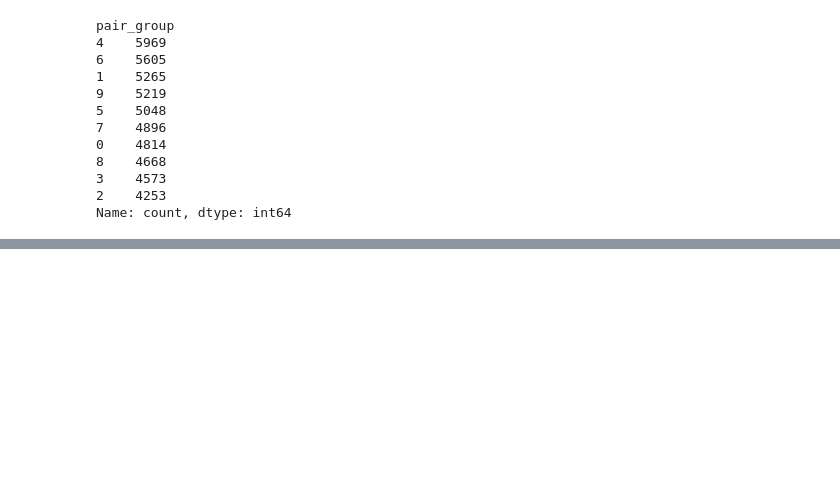
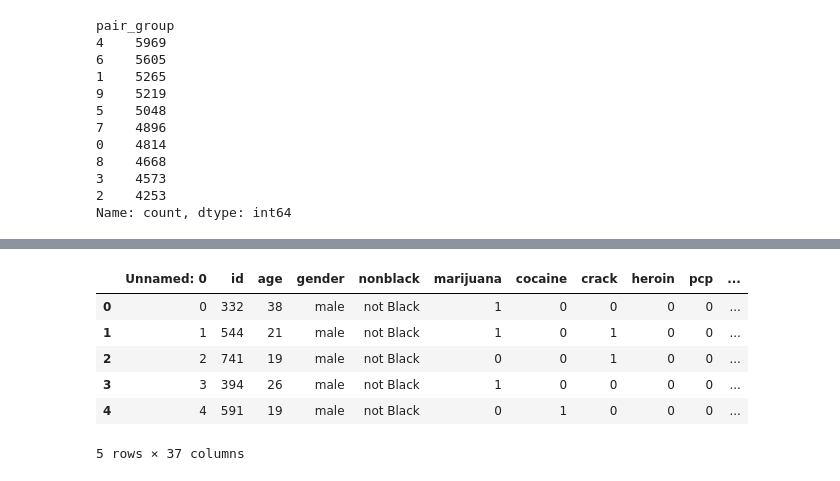
Before and after one commit to jaylinlowe/llm-rct, a Jupyter notebook: Recidivism/recidivism_analysis.ipynb, the cells around one changed output, grey strips where cells are left out. Drawn from its saved outputs; the diff is of its cells as text; code cells hidden in the pictures; blank space fills up the shorter version.

```diff
--- a/Recidivism/recidivism_analysis.ipynb
+++ b/Recidivism/recidivism_analysis.ipynb
@@ -32,0 +67,2 @@ is more likely to be arrested again, on any criminal charge, in the next four ye
+# %%
+judges_results = get_adj_risk_score()
@@ -32,0 +181,7 @@ is more likely to be arrested again, on any criminal charge, in the next four ye
+# %%
+X = judges_results[['oob_preds', 'risk_score_adj', 'age', 'gender_mod', 'nonblack_mod', 'marijuana', 'cocaine', 'crack', 'heroin', 'pcp', 'otherdrug', 'nondrug', 'priorarr', 'priorfelarr', 'priordrugarr', 'priorfeldrugarr', 'priorcon', 'priorfelcon', 'priordrugcon', 'priorfeldrugcon', 'pwid', 'dist']]
+X = sm.add_constant(X)
+
+model4 = sm.Logit(y, X).fit()
+
+print(model4.summary())
@@ -32,0 +263,40 @@ is more likely to be arrested again, on any criminal charge, in the next four ye
+# %%
+# take leave one out from models 2 and 4 and put into a logistic model with treatment
+
+X1 = judges_results[['oob_preds', 'risk_score_adj', 'age', 'gender_mod', 'nonblack_mod', 'marijuana', 'cocaine', 'crack', 'heroin', 'pcp', 'otherdrug', 'nondrug', 'priorarr', 'priorfelarr', 'priordrugarr', 'priorfeldrugarr', 'priorcon', 'priorfelcon', 'priordrugcon', 'priorfeldrugcon', 'pwid', 'dist']]
+y = judges_results[['laterarr']]
+
+X_sm = sm.add_constant(X)
+probs_a1 = np.zeros(len(y))
+
+for i in range(len(y)):
+    mask = np.arange(len(y)) != i
+    model = sm.Logit(y[mask], X_sm[mask])
+    result = model.fit(disp=0)
+
+    probs_a1[i] = result.predict(X_sm.iloc[[i]])
+
+X2 = judges_results[['oob_preds', 'age', 'gender_mod', 'nonblack_mod', 'marijuana', 'cocaine', 'crack', 'heroin', 'pcp', 'otherdrug', 'nondrug', 'priorarr', 'priorfelarr', 'priordrugarr', 'priorfeldrugarr', 'priorcon', 'priorfelcon', 'priordrugcon', 'priorfeldrugcon', 'pwid', 'dist']]
+
+X_sm = sm.add_constant(X2)
+probs_b1 = np.zeros(len(y))
+
+for i in range(len(y)):
+    mask = np.arange(len(y)) != i
+    model = sm.Logit(y[mask], X_sm[mask])
+    result = model.fit(disp=0)
+
+    probs_b1[i] = result.predict(X_sm.iloc[[i]])
+
+judges_results['loo_a1'] = probs_a1
+judges_results['loo_b1'] = probs_b1
+# %%
+judges_results.head()
+# %% [output]
+|  | Unnamed: 0 | id | age | gender | nonblack | marijuana | cocaine | crack | heroin | pcp | ... |
+| 0 | 0 | 332 | 38 | male | not Black | 1 | 0 | 0 | 0 | 0 | ... |
+| 1 | 1 | 544 | 21 | male | not Black | 1 | 0 | 1 | 0 | 0 | ... |
+| 2 | 2 | 741 | 19 | male | not Black | 0 | 0 | 1 | 0 | 0 | ... |
+| 3 | 3 | 394 | 26 | male | not Black | 1 | 0 | 0 | 0 | 0 | ... |
+| 4 | 4 | 591 | 19 | male | not Black | 0 | 1 | 0 | 0 | 0 | ... |
+5 rows × 37 columns
```
Also changed, not shown: parts of 22 cells of this notebook, 4 other files.
